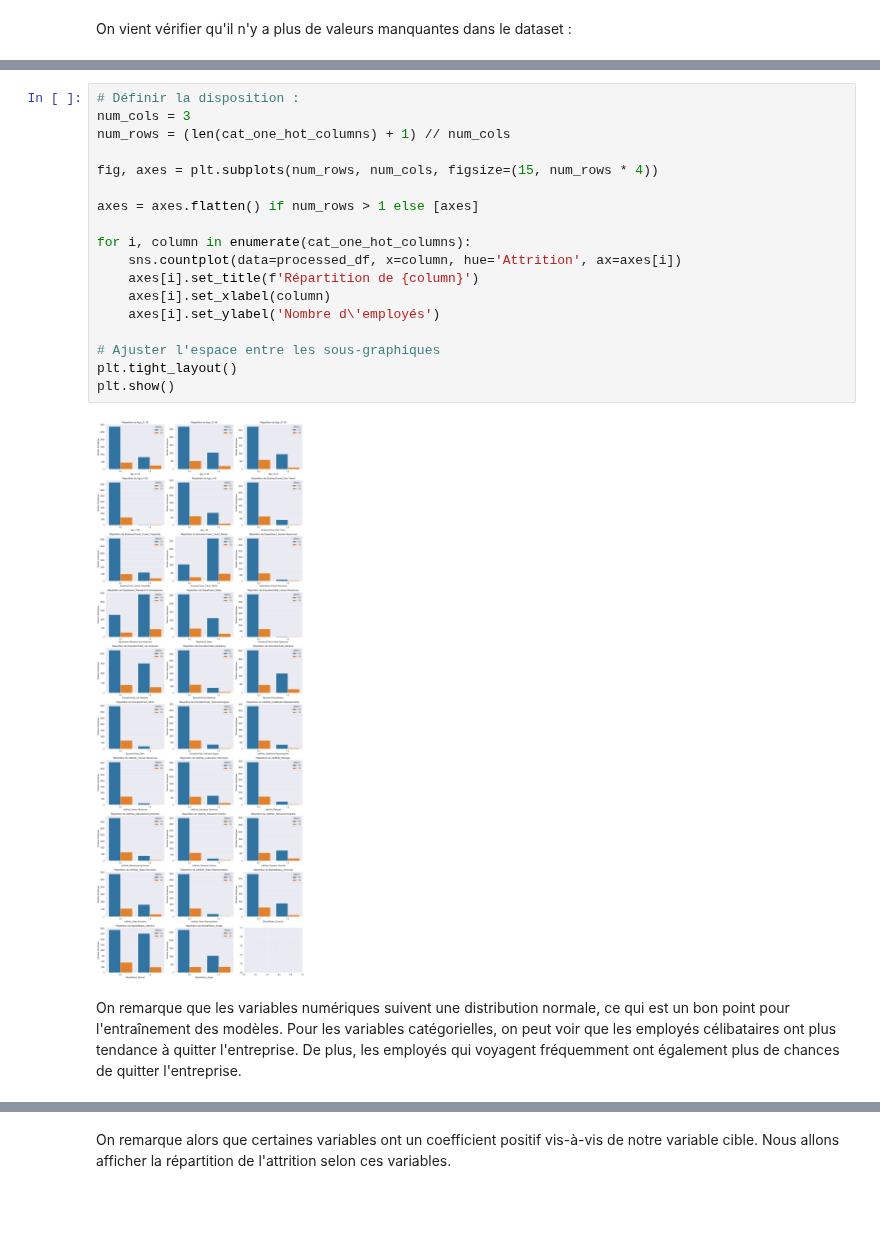
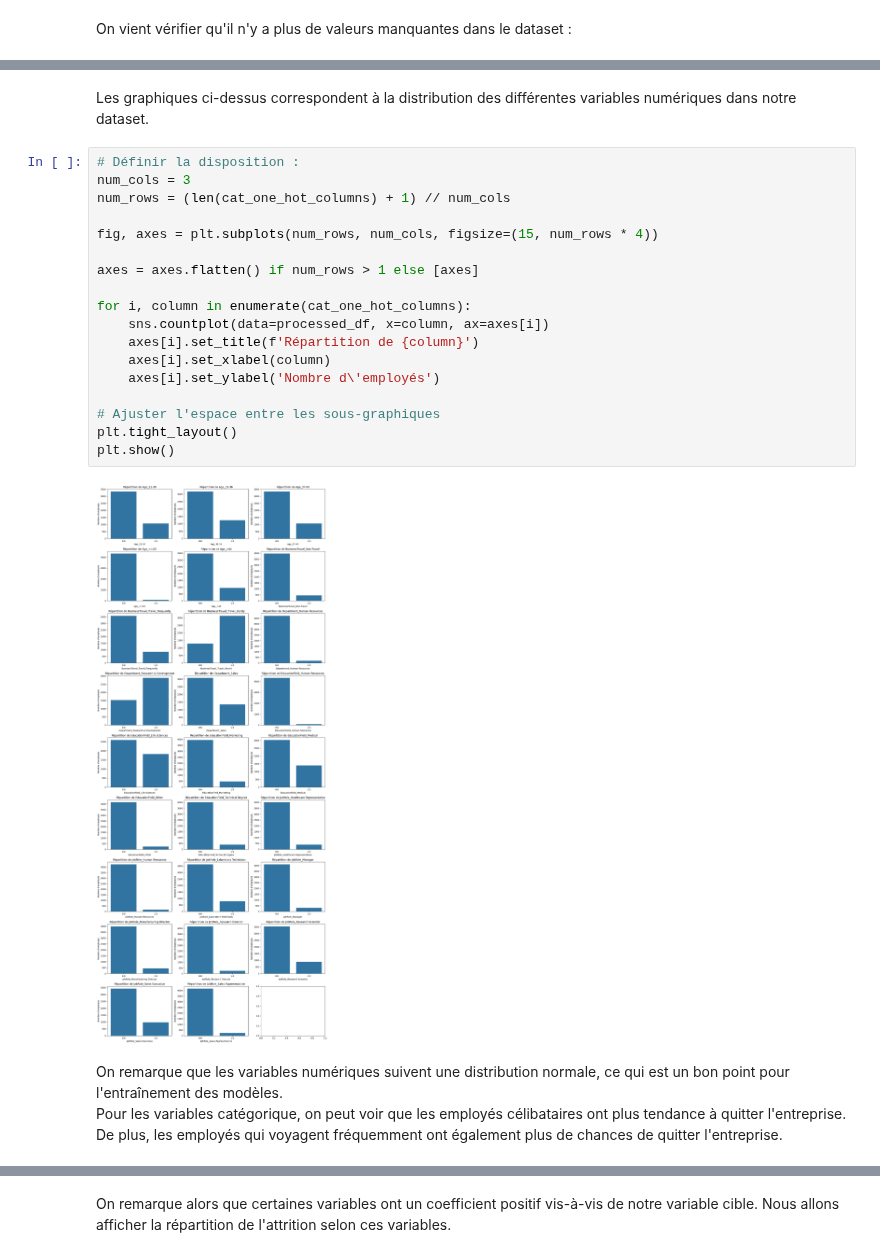
Before and after one commit to warren-gaure/projet-ia, a Jupyter notebook: notebooks/Livrable.ipynb, the cells around one changed output, grey strips where cells are left out. Cells and saved outputs as stored; diff of their text form; blank space fills up the shorter version.

```diff
--- a/notebooks/Livrable.ipynb
+++ b/notebooks/Livrable.ipynb
@@ -493,28 +523,30 @@ for column in numerical_columns:
 --------------------------------
 ... (24 outputs left out)
+# %% [markdown]
+Les graphiques ci-dessus correspondent à la distribution des différentes variables numériques dans notre dataset. <br>
 # %%
 # Définir la disposition :
 num_cols = 3
 num_rows = (len(cat_one_hot_columns) + 1) // num_cols
 
 fig, axes = plt.subplots(num_rows, num_cols, figsize=(15, num_rows * 4))
 
 axes = axes.flatten() if num_rows > 1 else [axes]
 
 for i, column in enumerate(cat_one_hot_columns):
-    sns.countplot(data=processed_df, x=column, hue='Attrition', ax=axes[i])
+    sns.countplot(data=processed_df, x=column, ax=axes[i])
     axes[i].set_title(f'Répartition de {column}')
     axes[i].set_xlabel(column)
     axes[i].set_ylabel('Nombre d\'employés')
 
 # Ajuster l'espace entre les sous-graphiques
 plt.tight_layout()
 plt.show()
 # %% [output]
-[figure, old version]
+[figure, new version]
 # %% [markdown]
-On remarque que les variables numériques suivent une distribution normale, ce qui est un bon point pour l'entraînement des modèles.
-Pour les variables catégorielles, on peut voir que les employés célibataires ont plus tendance à quitter l'entreprise. De plus, les employés qui voyagent fréquemment ont également plus de chances de quitter l'entreprise.
+On remarque que les variables numériques suivent une distribution normale, ce qui est un bon point pour l'entraînement des modèles. <br>
+Pour les variables catégorique, on peut voir que les employés célibataires ont plus tendance à quitter l'entreprise. De plus, les employés qui voyagent fréquemment ont également plus de chances de quitter l'entreprise.
 # %%
 # Créer la matrice de corrélation
 corr_matrix = processed_df.corr()
```
Also changed, not shown: parts of 29 cells of this notebook.
